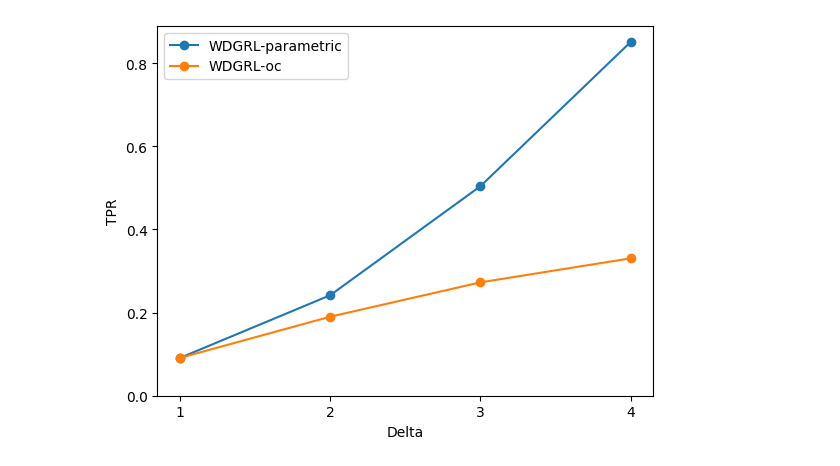
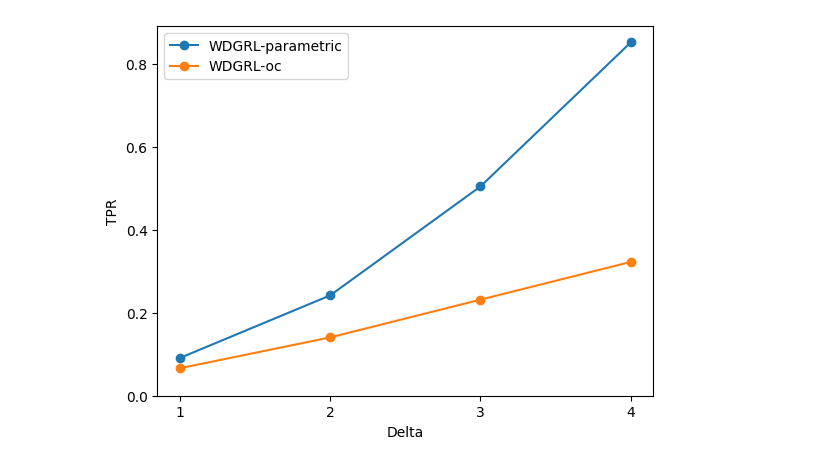
Before and after one commit to NT-Loi/SI_WDGRL, a Jupyter notebook: plotting_result.ipynb, the cells around one changed output. Saved outputs shown, nothing was run; the diff lists cells and outputs as text; code cells hidden in the pictures.

Commit message:
fixing oc_wdgrl_si and result

```diff
--- a/plotting_result.ipynb
+++ b/plotting_result.ipynb
@@ -1,25 +1,25 @@
 # %%
 import matplotlib.pyplot as plt
 import numpy as np
 
 # Sample data
 delta = np.array([1, 2, 3, 4])
 wdgrl_parametric = np.array([0.090909091, 0.241666666666666, 0.504132231404958, 0.851239669421487])
-wdgrl_oc = np.array([0.0909090909090909, 0.190082644628099, 0.272727272727272, 0.330578512396694])
+wdgrl_oc = np.array([0.0661157024793388, 0.140495867768595, 0.231404958677685, 0.322314049586776])
 
 # Plot the data
 plt.plot(delta, wdgrl_parametric, marker='o', linestyle='-', label="WDGRL-parametric", color='tab:blue')
 plt.plot(delta, wdgrl_oc, marker='o', linestyle='-', label="WDGRL-oc", color='tab:orange')
 
 plt.xlabel("Delta")
 plt.ylabel("TPR")
 plt.xticks(delta)
 plt.yticks([0.0, 0.2, 0.4, 0.6, 0.8])
 
 # Legend
 plt.legend()
 
 # Show the plot
 plt.show()
 # %% [output]
-[figure, old version]
+[figure, new version]
```
Also changed, not shown: 5 other files.
